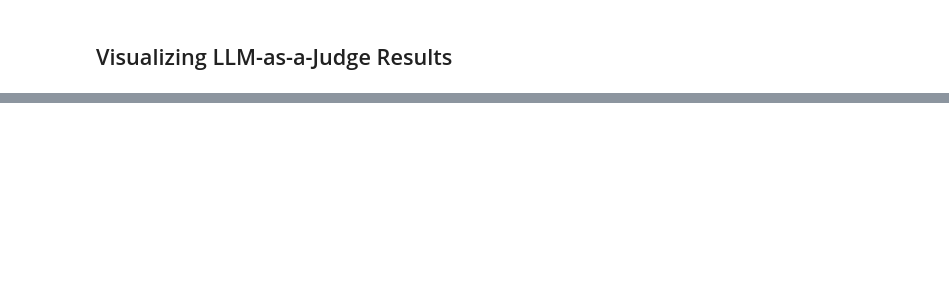
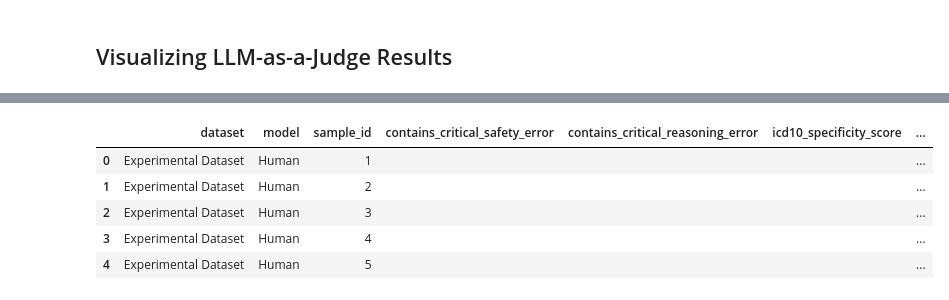
Before and after one commit to nauzleyabedini/Clinical-Note-Evaluation, a Jupyter notebook: Clinical_Note_Eval.ipynb, the cells around one changed output, grey strips where cells are left out. Saved outputs shown, nothing was run; the diff lists cells and outputs as text; code cells hidden in the pictures; blank space fills up the shorter version.

```diff
--- a/Clinical_Note_Eval.ipynb
+++ b/Clinical_Note_Eval.ipynb
@@ -282,0 +54,17 @@ Please generate the initial AI draft clinical note now:"""
+# %%
+# Load the pre-generated datasets directly from GitHub
+import pandas as pd
+
+full_dataset_url = 'https://raw.githubusercontent.com/nauzleyabedini/Clinical-Note-Evaluation/main/Data/full_dataset_with_ai_notes.csv'
+experimental_dataset_url = 'https://raw.githubusercontent.com/nauzleyabedini/Clinical-Note-Evaluation/main/Data/experimental_dataset_with_ai_notes.csv'
+
+try:
+    full_df = pd.read_csv(full_dataset_url)
+    experimental_df = pd.read_csv(experimental_dataset_url)
+    print(f"Successfully loaded full dataset with {len(full_df)} encounters from GitHub.")
+    print(f"Successfully loaded experimental dataset with {len(experimental_df)} encounters from GitHub.")
+    print("\nNote: You can skip the subsequent AI Note Generation cells and proceed directly to Evaluation.")
+    display(experimental_df.head(2))
+except Exception as e:
+    print(f"Error loading datasets from GitHub: {e}")
+    print("Please check the URLs or run the generation cells below to create them locally.")
@@ -1022,0 +571,59 @@ To further validate and refine this LLM-as-a-Judge evaluation harness, the follo
+# %%
+import pandas as pd
+from google.colab import files
+
+# Dynamically extract all relevant metric columns from the latest evaluation results
+# We exclude metadata and verbose text/JSON columns so the human only fills out the scores/booleans
+exclude_cols = [
+    'dataset', 'model', 'sample_id',
+    'extracted_hallucinations', 'extracted_omissions', 'extracted_contradictions',
+    'extracted_misattributions', 'hcc_meat_audit', 'unsubstantiated_diagnoses',
+    'failing_triggers', 'overall_key_findings', 'executive_summary'
+]
+
+if 'aggregated_exp_df' in globals():
+    metrics_to_evaluate = [col for col in aggregated_exp_df.columns if col not in exclude_cols]
+else:
+    # Fallback to manual list if the dataframe isn't loaded
+    metrics_to_evaluate = [
+        'transcript_fidelity_score',
+        'hallucinations_severity_score',
+        'critical_omissions_score',
+        'contains_critical_safety_error',
+        'contains_critical_reasoning_error',
+        'icd10_specificity_score',
+        'contains_critical_compliance_error',
+        'clinical_validation_score',
+        'note_structure_organization_score',
+        'safety_risk_tier_score',
+        'overall_note_pass'
+    ]
+
+# Create a template dataframe for the 10 experimental samples
+human_eval_data = []
+for i in range(1, 11):
+    row = {
+        'dataset': 'Experimental Dataset',
+        'model': 'Human', # This will act as our 3rd 'judge' model in graphs
+        'sample_id': i
+    }
+    # Create empty columns for the human to fill in
+    for metric in metrics_to_evaluate:
+        row[metric] = ''
+    human_eval_data.append(row)
+
+human_eval_df = pd.DataFrame(human_eval_data)
+
+# Save to CSV
+template_filename = 'human_evaluation_template.csv'
+human_eval_df.to_csv(template_filename, index=False)
+
+print(f"Created template: {template_filename}")
+print("Downloading file to your computer...")
+
+# Preview the template
+display(human_eval_df.head())
+
+# Trigger the download
+files.download(template_filename)
+# %% [output]
@@ -1022,0 +632,6 @@ To further validate and refine this LLM-as-a-Judge evaluation harness, the follo
+|  | dataset | model | sample_id | contains_critical_safety_error | contains_critical_reasoning_error | icd10_specificity_score | ... |
+| 0 | Experimental Dataset | Human | 1 |  |  |  | ... |
+| 1 | Experimental Dataset | Human | 2 |  |  |  | ... |
+| 2 | Experimental Dataset | Human | 3 |  |  |  | ... |
+| 3 | Experimental Dataset | Human | 4 |  |  |  | ... |
+| 4 | Experimental Dataset | Human | 5 |  |  |  | ... |
```
Also changed, not shown: parts of 38 cells of this notebook.
